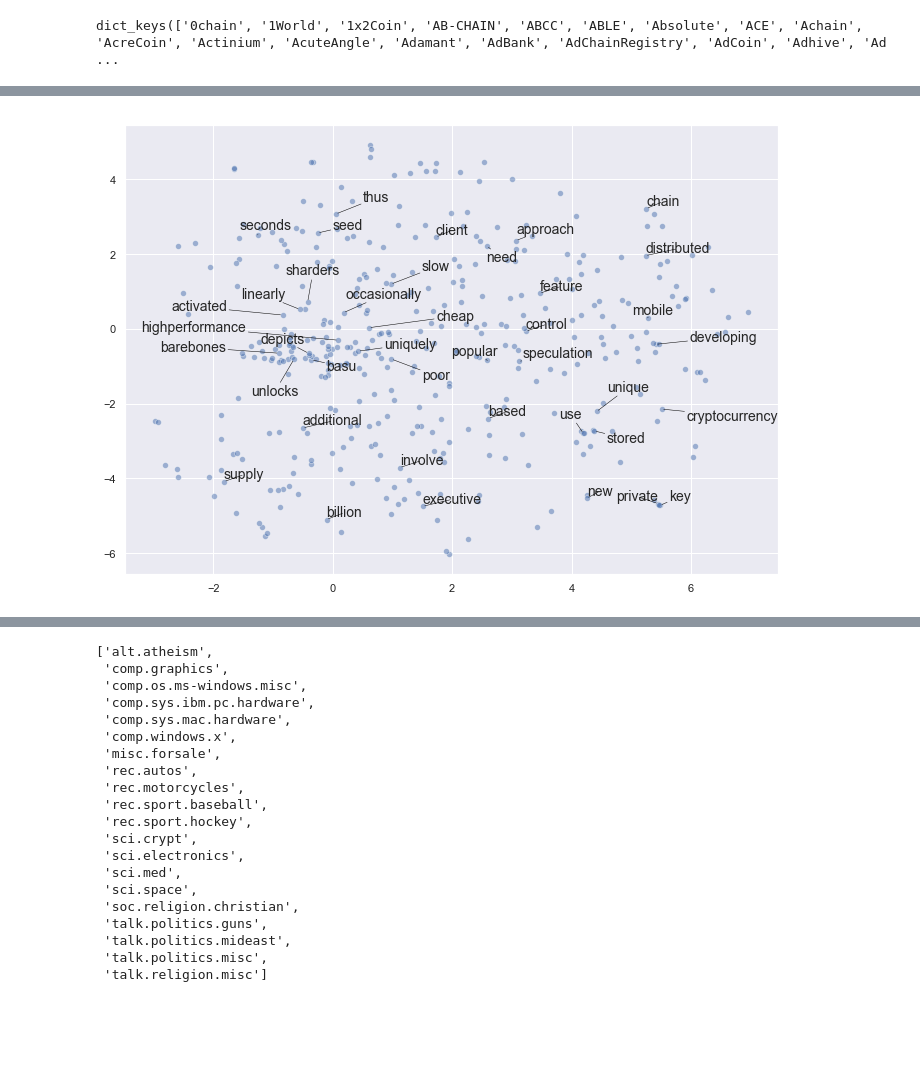
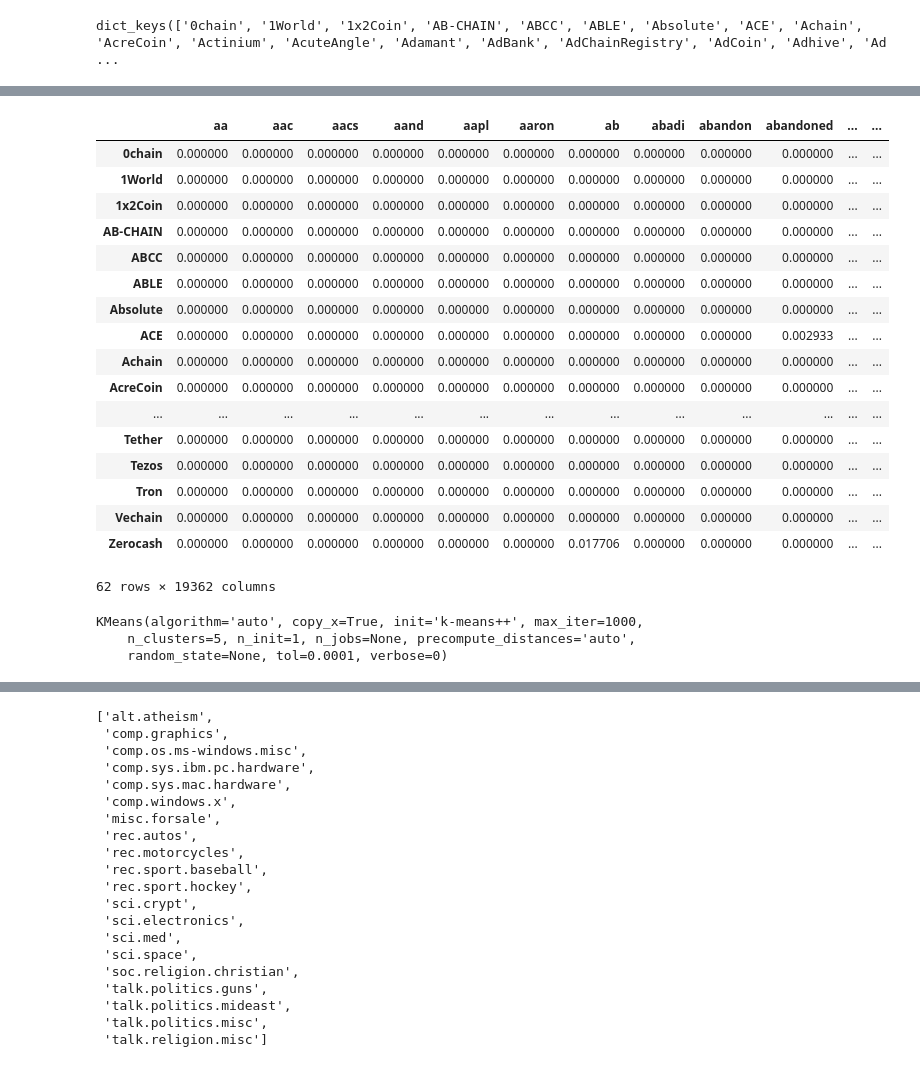
Before and after one commit to vppolina/datascience_project, a Jupyter notebook: notebooks/5- Text Classification.ipynb, the cells around one changed output, grey strips where cells are left out. Saved outputs shown, nothing was run; the diff lists cells and outputs as text; code cells hidden in the pictures; blank space fills up the shorter version.

```diff
--- a/notebooks/5- Text Classification.ipynb
+++ b/notebooks/5- Text Classification.ipynb
@@ -197,23 +139,0 @@ import numpy as np
-# %%
-
-sns.set()
-# Initialize figure
-fig, ax = plt.subplots(figsize = (11.7, 8.27))
-sns.scatterplot(tsne_df[:, 0], tsne_df[:, 1], alpha = 0.5)
-
-# Import adjustText, initialize list of texts
-texts = []
-words_to_plot = list(np.arange(0, 400, 10))
-
-# Append words to list
-for word in words_to_plot:
-    texts.append(plt.text(tsne_df[word, 0], tsne_df[word, 1], df.index[word], fontsize = 14))
-
-# Plot text using adjust_text (because overlapping text is hard to read)
-adjust_text(texts, force_points = 0.4, force_text = 0.4,
-            expand_points = (2,1), expand_text = (1,2),
-            arrowprops = dict(arrowstyle = "-", color = 'black', lw = 0.5))
-
-plt.show()
-# %% [output]
-[figure, removed]
@@ -219,0 +143,31 @@ plt.show()
+# %%
+dtm = corpus.makeDTM(corpora, tfidf=True)
+# %%
+dtm
+# %% [output]
+|  | aa | aac | aacs | aand | aapl | aaron | ab | abadi | abandon | abandoned | ... | ... |
+| 0chain | 0.000000 | 0.000000 | 0.000000 | 0.000000 | 0.000000 | 0.000000 | 0.000000 | 0.000000 | 0.000000 | 0.000000 | ... | ... |
+| 1World | 0.000000 | 0.000000 | 0.000000 | 0.000000 | 0.000000 | 0.000000 | 0.000000 | 0.000000 | 0.000000 | 0.000000 | ... | ... |
+| 1x2Coin | 0.000000 | 0.000000 | 0.000000 | 0.000000 | 0.000000 | 0.000000 | 0.000000 | 0.000000 | 0.000000 | 0.000000 | ... | ... |
+| AB-CHAIN | 0.000000 | 0.000000 | 0.000000 | 0.000000 | 0.000000 | 0.000000 | 0.000000 | 0.000000 | 0.000000 | 0.000000 | ... | ... |
+| ABCC | 0.000000 | 0.000000 | 0.000000 | 0.000000 | 0.000000 | 0.000000 | 0.000000 | 0.000000 | 0.000000 | 0.000000 | ... | ... |
+| ABLE | 0.000000 | 0.000000 | 0.000000 | 0.000000 | 0.000000 | 0.000000 | 0.000000 | 0.000000 | 0.000000 | 0.000000 | ... | ... |
+| Absolute | 0.000000 | 0.000000 | 0.000000 | 0.000000 | 0.000000 | 0.000000 | 0.000000 | 0.000000 | 0.000000 | 0.000000 | ... | ... |
+| ACE | 0.000000 | 0.000000 | 0.000000 | 0.000000 | 0.000000 | 0.000000 | 0.000000 | 0.000000 | 0.000000 | 0.002933 | ... | ... |
+| Achain | 0.000000 | 0.000000 | 0.000000 | 0.000000 | 0.000000 | 0.000000 | 0.000000 | 0.000000 | 0.000000 | 0.000000 | ... | ... |
+| AcreCoin | 0.000000 | 0.000000 | 0.000000 | 0.000000 | 0.000000 | 0.000000 | 0.000000 | 0.000000 | 0.000000 | 0.000000 | ... | ... |
+| ... | ... | ... | ... | ... | ... | ... | ... | ... | ... | ... | ... | ... |
+| Tether | 0.000000 | 0.000000 | 0.000000 | 0.000000 | 0.000000 | 0.000000 | 0.000000 | 0.000000 | 0.000000 | 0.000000 | ... | ... |
+| Tezos | 0.000000 | 0.000000 | 0.000000 | 0.000000 | 0.000000 | 0.000000 | 0.000000 | 0.000000 | 0.000000 | 0.000000 | ... | ... |
+| Tron | 0.000000 | 0.000000 | 0.000000 | 0.000000 | 0.000000 | 0.000000 | 0.000000 | 0.000000 | 0.000000 | 0.000000 | ... | ... |
+| Vechain | 0.000000 | 0.000000 | 0.000000 | 0.000000 | 0.000000 | 0.000000 | 0.000000 | 0.000000 | 0.000000 | 0.000000 | ... | ... |
+| Zerocash | 0.000000 | 0.000000 | 0.000000 | 0.000000 | 0.000000 | 0.000000 | 0.017706 | 0.000000 | 0.000000 | 0.000000 | ... | ... |
+62 rows × 19362 columns
+# %%
+true_k = 5
+model = KMeans(n_clusters=true_k, init='k-means++', max_iter=1000, n_init=1)
+model.fit(X)
+# %% [output]
+KMeans(algorithm='auto', copy_x=True, init='k-means++', max_iter=1000,
+    n_clusters=5, n_init=1, n_jobs=None, precompute_distances='auto',
+    random_state=None, tol=0.0001, verbose=0)
```
Also changed, not shown: parts of 48 cells of this notebook, 8 other files.
